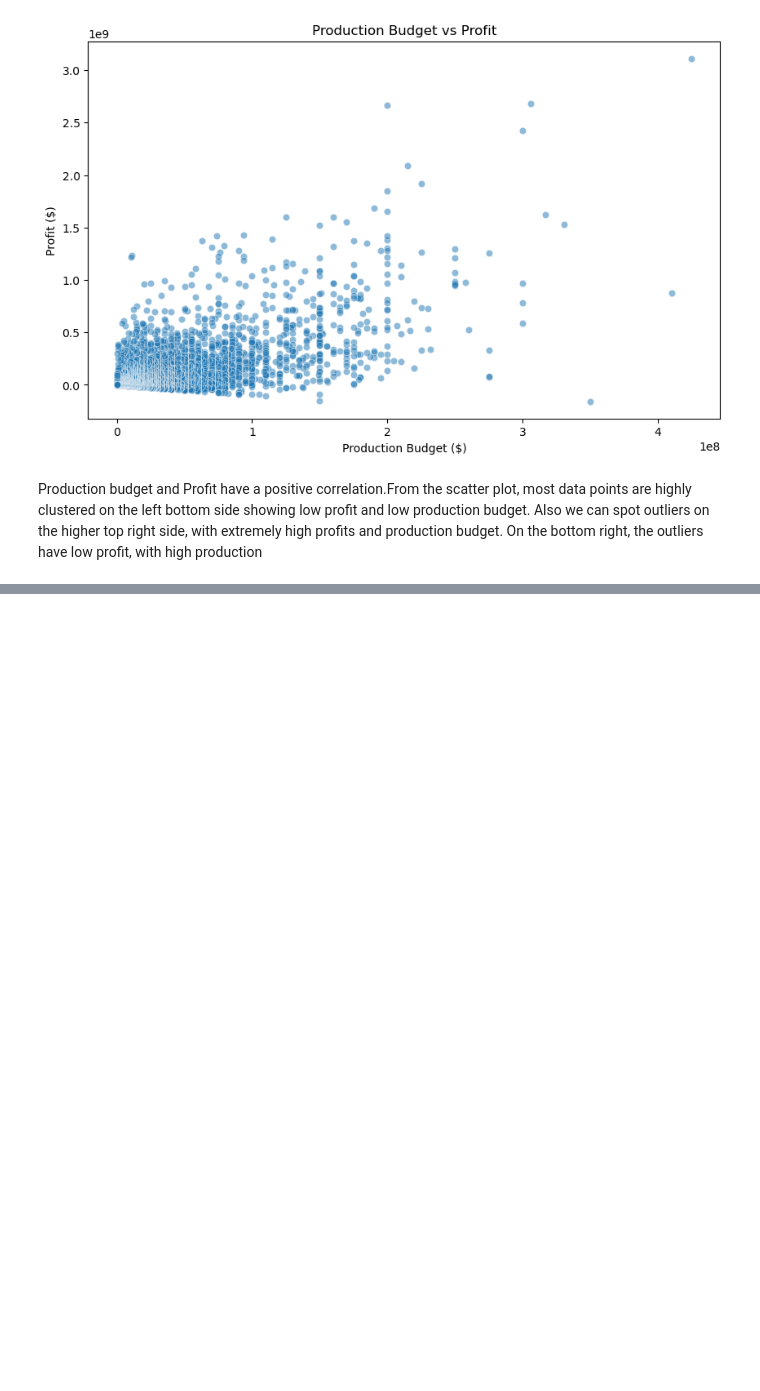
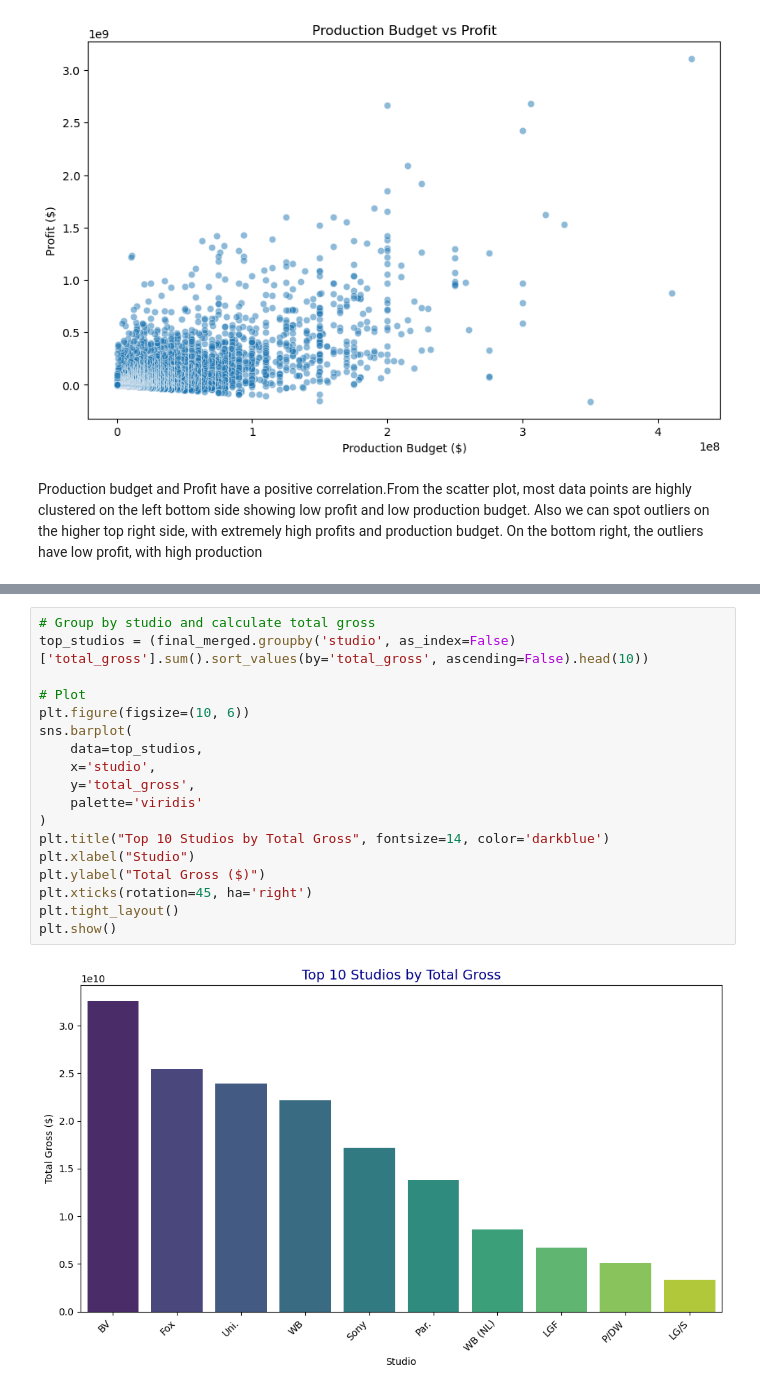
Before and after one commit to muimidean/Movie-Analysis-Project, a Jupyter notebook: movie_analysis.ipynb, the cells around one changed output, grey strips where cells are left out. Saved outputs shown, nothing was run; the diff lists cells and outputs as text; blank space fills up the shorter version.

```diff
--- a/movie_analysis.ipynb
+++ b/movie_analysis.ipynb
@@ -466,0 +509,20 @@ Production budget and Profit have a positive correlation.From the scatter plot,
+# %%
+# Group by studio and calculate total gross
+top_studios = (final_merged.groupby('studio', as_index=False)['total_gross'].sum().sort_values(by='total_gross', ascending=False).head(10))
+
+# Plot
+plt.figure(figsize=(10, 6))
+sns.barplot(
+    data=top_studios,
+    x='studio',
+    y='total_gross',
+    palette='viridis'
+)
+plt.title("Top 10 Studios by Total Gross", fontsize=14, color='darkblue')
+plt.xlabel("Studio")
+plt.ylabel("Total Gross ($)")
+plt.xticks(rotation=45, ha='right')
+plt.tight_layout()
+plt.show()
+# %% [output]
+[figure, added]
```
Also changed, not shown: parts of 5 cells of this notebook.
